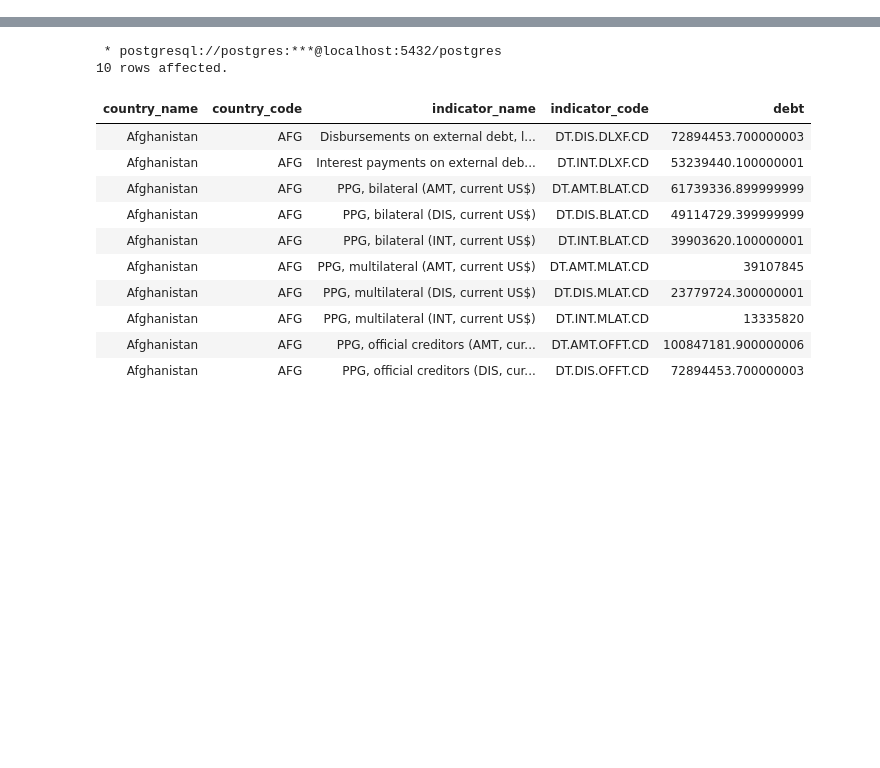
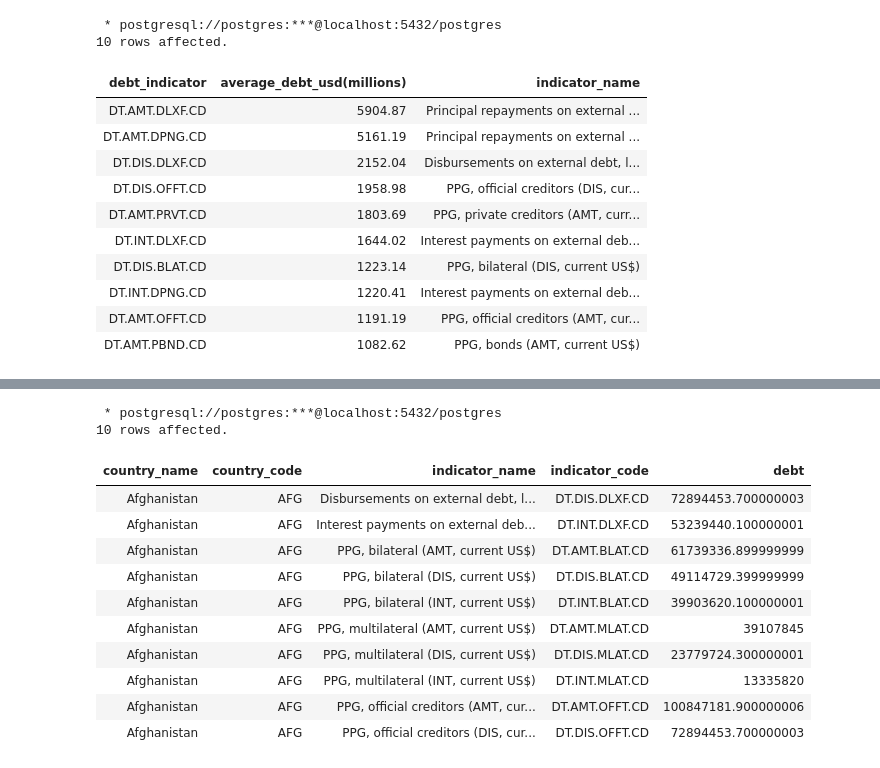
Before and after one commit to Hamiltonrfilho/Guided-Projects, a Jupyter notebook: Analyze_International_Debt_Statistics.ipynb, the cells around one changed output, grey strips where cells are left out. Saved outputs shown, nothing was run; the diff lists cells and outputs as text; code cells hidden in the pictures; blank space fills up the shorter version.

```diff
--- a/Analyze_International_Debt_Statistics.ipynb
+++ b/Analyze_International_Debt_Statistics.ipynb
@@ -5,0 +108,17 @@ The sql extension is already loaded. To reload it, use:
+# %%
+%%sql
+SELECT indicator_code AS debt_indicator, ROUND(AVG(debt)/1000000,2) as "average_debt_usd(millions)", indicator_name FROM international_debt GROUP BY debt_indicator, indicator_name ORDER BY "average_debt_usd(millions)" DESC LIMIT 10;
+# %% [output]
+ * postgresql://postgres:***@localhost:5432/postgres
+10 rows affected.
+| debt_indicator | average_debt_usd(millions) | indicator_name |
+| DT.AMT.DLXF.CD | 5904.87 | Principal repayments on external ... |
+| DT.AMT.DPNG.CD | 5161.19 | Principal repayments on external ... |
+| DT.DIS.DLXF.CD | 2152.04 | Disbursements on external debt, l... |
+| DT.DIS.OFFT.CD | 1958.98 | PPG, official creditors (DIS, cur... |
+| DT.AMT.PRVT.CD | 1803.69 | PPG, private creditors (AMT, curr... |
+| DT.INT.DLXF.CD | 1644.02 | Interest payments on external deb... |
+| DT.DIS.BLAT.CD | 1223.14 | PPG, bilateral (DIS, current US$) |
+| DT.INT.DPNG.CD | 1220.41 | Interest payments on external deb... |
+| DT.AMT.OFFT.CD | 1191.19 | PPG, official creditors (AMT, cur... |
+| DT.AMT.PBND.CD | 1082.62 | PPG, bonds (AMT, current US$) |
```
Also changed, not shown: parts of 19 cells of this notebook.
